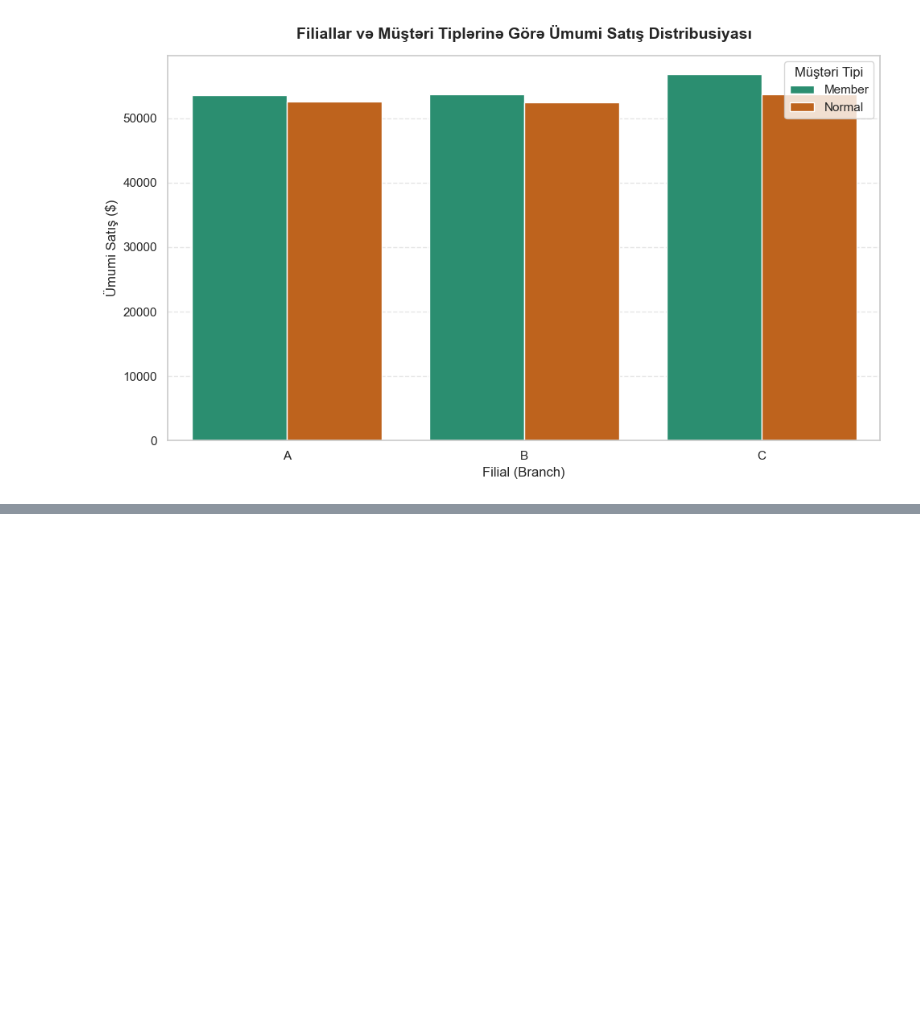
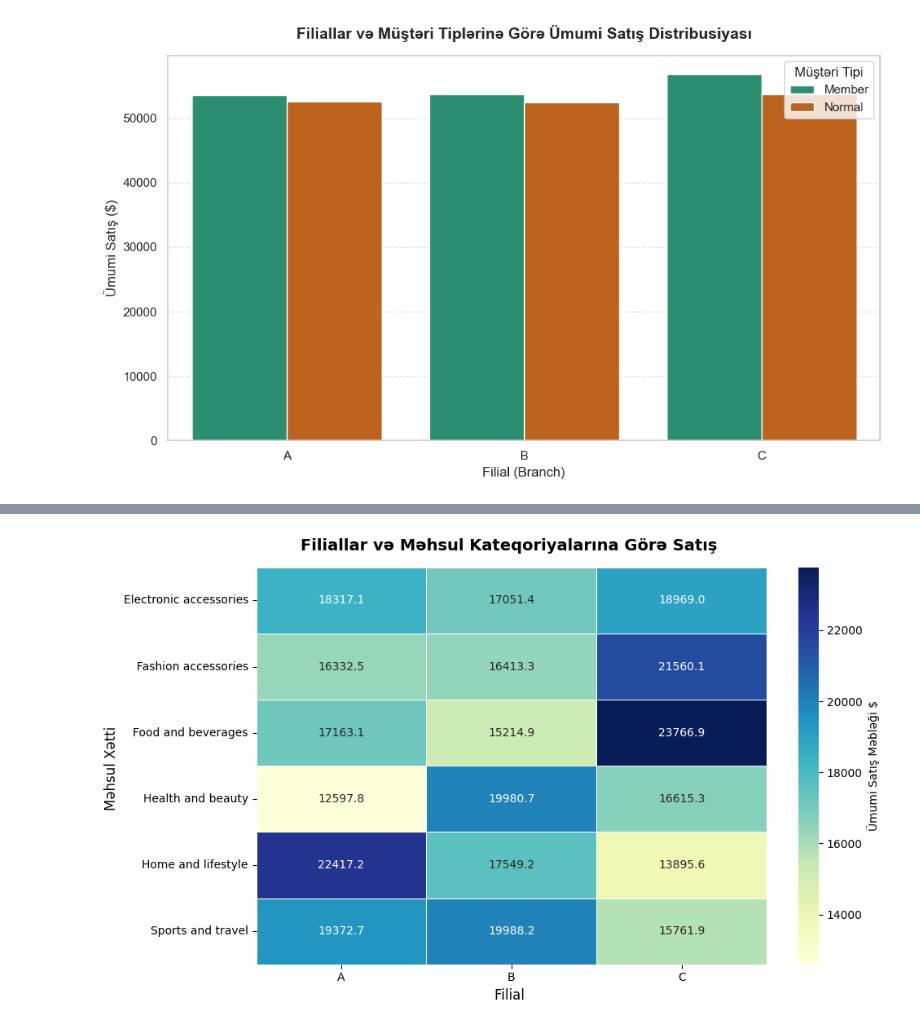
Before and after one commit to aminrzazada/local-env, a Jupyter notebook: 02-supermarket-sales-data-analysis/notebooks/02_supermarket_sales_analysis.ipynb, the cells around one changed output, grey strips where cells are left out. Saved outputs shown, nothing was run; the diff lists cells and outputs as text; code cells hidden in the pictures; blank space fills up the shorter version.

```diff
--- a/02-supermarket-sales-data-analysis/notebooks/02_supermarket_sales_analysis.ipynb
+++ b/02-supermarket-sales-data-analysis/notebooks/02_supermarket_sales_analysis.ipynb
@@ -196,0 +213,29 @@ plt.show()
+# %%
+data = df.pivot_table(
+    index='Product line',
+    columns='Branch',
+    values='Total',
+    aggfunc='sum'
+)
+
+
+plt.figure(figsize=(10, 6))
+sns.heatmap(
+
+     data,
+    annot=True,
+    fmt=".1f",
+    cmap="YlGnBu",
+    linewidths=0.5,
+    cbar_kws={'label': 'Ümumi Satış Məbləği $'}
+)
+
+plt.title('Filiallar və Məhsul Kateqoriyalarına Görə Satış ', fontsize=14, pad=15, fontweight='bold')
+plt.xlabel('Filial ', fontsize=12)
+plt.ylabel('Məhsul Xətti ', fontsize=12)
+plt.xticks(fontsize=10)
+plt.yticks(fontsize=10)
+plt.tight_layout()
+plt.show()
+# %% [output]
+[figure, added]
```
Also changed, not shown: parts of 1 cell of this notebook.
